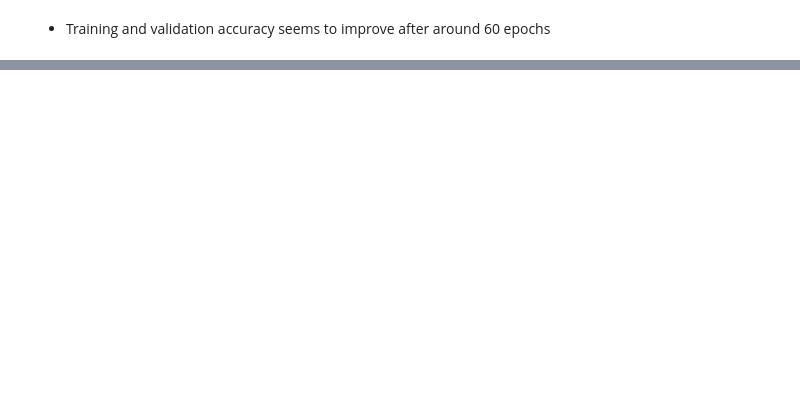
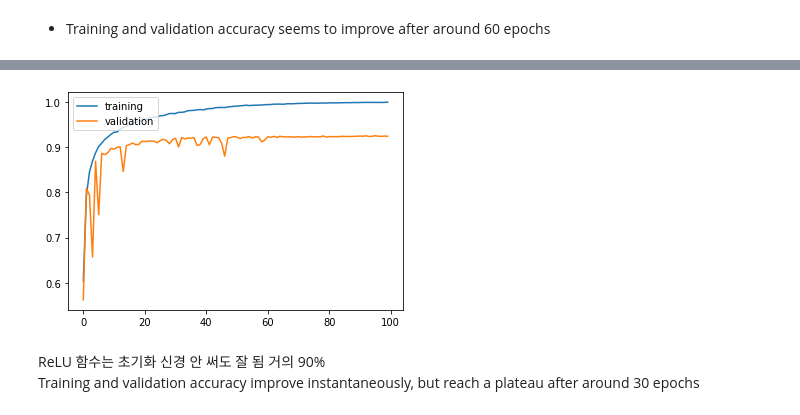
Before and after one commit to dy5299/TIL, a Jupyter notebook: 202001_OpenCV/200121_adnn.ipynb, the cells around one changed output, grey strips where cells are left out. Cells and saved outputs as stored; diff of their text form; code cells hidden in the pictures; blank space fills up the shorter version.

```diff
--- a/202001_OpenCV/200121_adnn.ipynb
+++ b/202001_OpenCV/200121_adnn.ipynb
@@ -188,0 +272,15 @@ def mlp_model():
+# %%
+# train 2nd
+model = mlp_model()
+history = model.fit(X_train, y_train, validation_split = 0.3, epochs = 100, verbose = 0)
+
+plt.plot(history.history['accuracy'])
+plt.plot(history.history['val_accuracy'])
+plt.legend(['training', 'validation'], loc = 'upper left')
+plt.show()
+#마지막 값이 아니라, 그 중에서 validation value 가장 좋았던 값을 저장.
+# %% [output]
+[figure, added]
+# %% [markdown]
+ReLU 함수는 초기화 신경 안 써도 잘 됨 거의 90%
+Training and validation accuracy improve instantaneously, but reach a plateau after around 30 epochs
```
Also changed, not shown: parts of 57 cells of this notebook, 2 other files.
